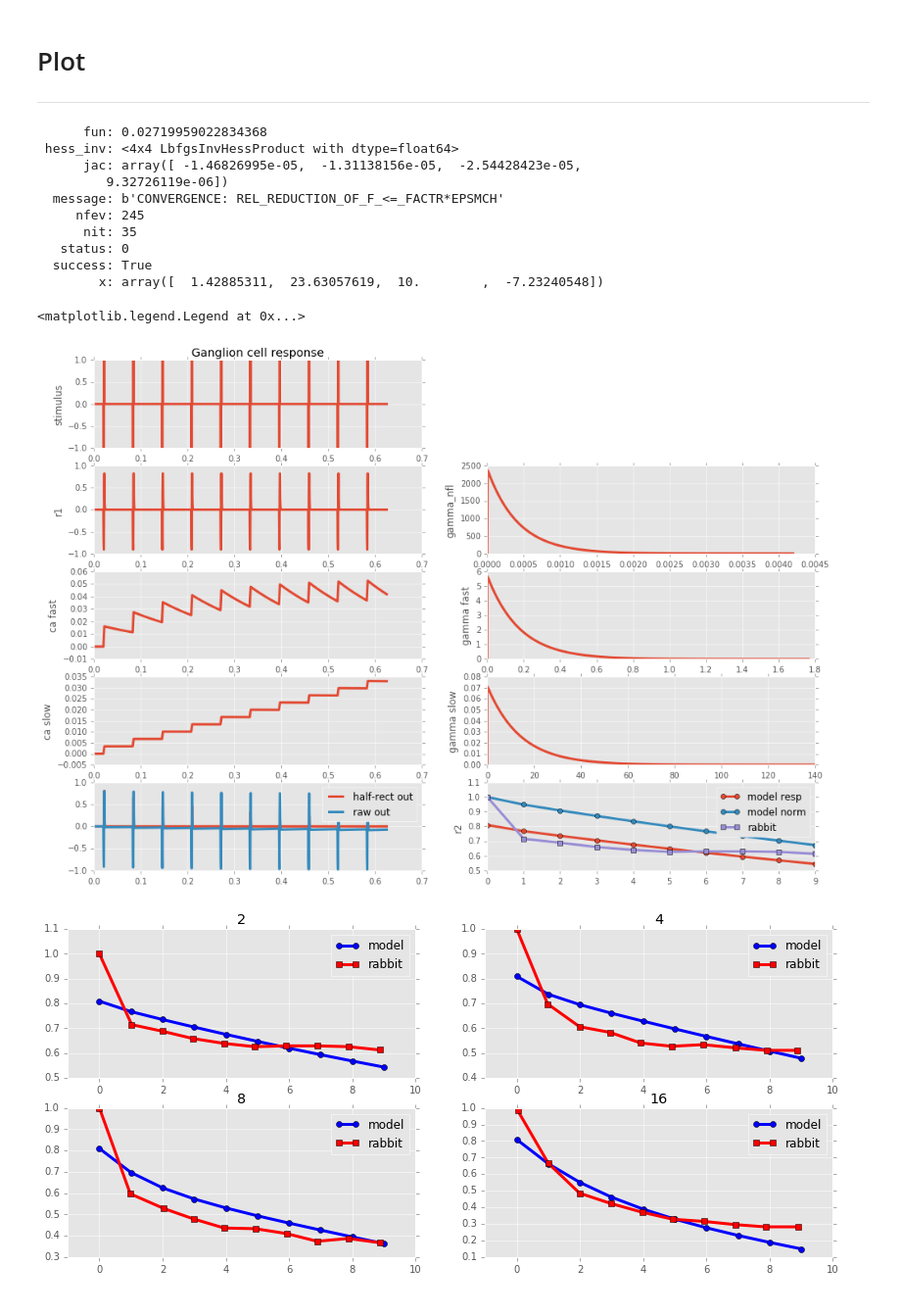
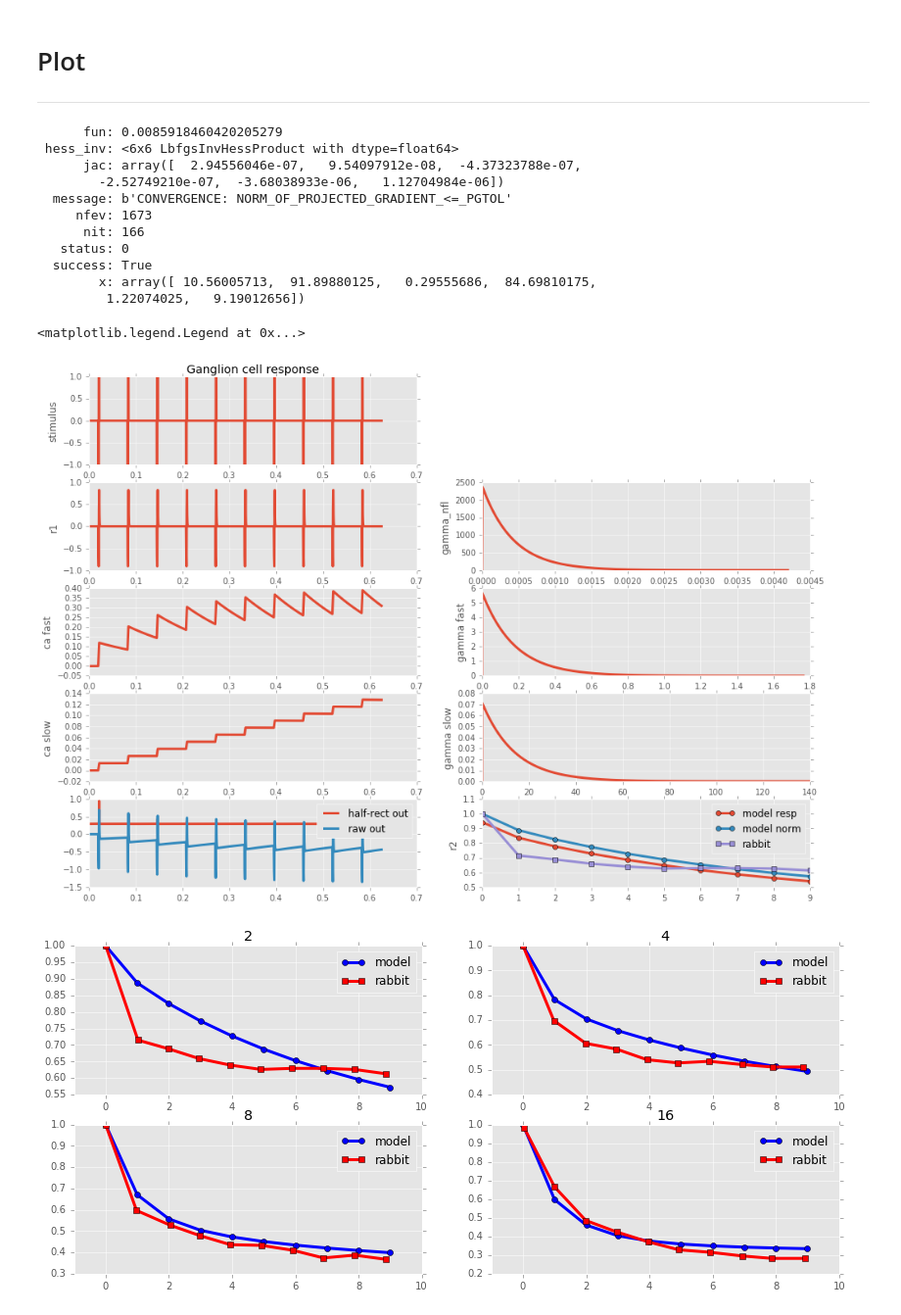
Before and after one commit to mbeyeler/pulse2percept, a Jupyter notebook: examples/notebooks/2.0-freeman2011-fit.ipynb, the cells around one changed output. Shown: that part at 98% size. Saved outputs shown, nothing was run; the diff lists cells and outputs as text; code cells hidden in the pictures.

```diff
--- a/examples/notebooks/2.0-freeman2011-fit.ipynb
+++ b/examples/notebooks/2.0-freeman2011-fit.ipynb
@@ -115,19 +115,24 @@ Following are all utily funcions used in this script.
 # %%
 class GanglionCell(object):
     def __init__(self, tsample, ca1_scale=1.0, ca1_tau=0.0191, ca2_scale=1.0, ca2_tau=14.0,
-                 out_scale=1.0, out_bias=0.0):
+                 sig_a=0.0, sig_b=10.0, sig_c=0.0, sig_d=1.0):
+#                  out_scale=1.0, out_bias=0.0):
         assert ca1_scale > 0
         assert ca2_scale > 0
         assert ca1_tau > 0
         assert ca2_tau >0
-        assert out_scale > 0
+#         assert out_scale > 0
         self.ca1_tau = ca1_tau
         self.ca2_tau = ca2_tau
         self.ca1_scale = ca1_scale
         self.ca2_scale = ca2_scale
-        self.out_scale= out_scale
-        self.out_bias = out_bias
+#         self.out_scale= out_scale
+#         self.out_bias = out_bias
         self.tsample = tsample
+        self.sig_a = sig_a
+        self.sig_b = sig_b
+        self.sig_c = sig_c
+        self.sig_d = sig_d
 
         self.tau_nfl = 0.42 / 1000
         t = np.arange(0, 10 * self.tau_nfl, self.tsample)
@@ -156,7 +161,8 @@ class GanglionCell(object):
 
         self.r_adj = self.r_impulse - self.ca1_scale * self.ca_fast - self.ca2_scale * self.ca_slow
 
-        self.r_rgc = np.maximum(0, self.r_adj * self.out_scale + self.out_bias)
+#         self.r_rgc = np.maximum(0, self.r_adj * self.out_scale + self.out_bias)
+        self.r_rgc = self.sig_a + (self.sig_b - self.sig_a) / (1.0 + np.exp((self.sig_c - self.r_adj) * self.sig_d))
 
         return utils.TimeSeries(pt.tsample, self.r_rgc)
 # %% [markdown]
@@ -164,14 +170,14 @@ class GanglionCell(object):
 ----------
 # %%
 def run_model(x, implant, retina, freqs):
-    [k1, k2, scale, bias] = x
+    [k1, k2, a, b, c, d] = x
     pdur = 1.0 / 1000
     amp = 1.0
 
 
     tsample = 0.005 / 1000
     gcr = GanglionCell(tsample, ca1_scale=k1, ca1_tau=0.1764, ca2_scale=k2, ca2_tau=14.0,
-                       out_scale=scale, out_bias=bias)
+                       sig_a=a, sig_b=b, sig_c=c, sig_d=d)
 
     model = dict()
     model['freqs'] = freqs
@@ -219,6 +225,8 @@ retina = e2cm.Retina(sampling=r_sampling, axon_lambda=axon_lambda, rot=0,
 
 freqs = [2, 4, 8, 16]
 # %%
-res = minimize(mse_model_fast, [10.0, 10.0, 1.0, 0.0], args=(implant, retina, freeman, freqs),
-               method='L-BFGS-B', bounds=[(0.01, 100.0), (0.01, 100.0), (0.01, 100.0), (-100.0, 100.0)])
+res = minimize(mse_model_fast, [10.0, 10.0, 0.0, 10.0, 0.0, 5.0], args=(implant, retina, freeman, freqs),
+               method='L-BFGS-B', bounds=[(0.01, 100.0), (0.01, 100.0),
+                                          (-10.0, 10.0), (1.0, 100.0),
+                                          (-10.0, 10.0), (0.01, 10.0)])
 # %% [output]
@@ -245,16 +253,17 @@ res = minimize(mse_model_fast, [10.0, 10.0, 1.0, 0.0], args=(implant, retina, fr
 # %%
 print(res)
 # %% [output]
-      fun: 0.02719959022834368
- hess_inv: <4x4 LbfgsInvHessProduct with dtype=float64>
-      jac: array([ -1.46826995e-05,  -1.31138156e-05,  -2.54428423e-05,
-         9.32726119e-06])
-  message: b'CONVERGENCE: REL_REDUCTION_OF_F_<=_FACTR*EPSMCH'
-     nfev: 245
-      nit: 35
+      fun: 0.0085918460420205279
+ hess_inv: <6x6 LbfgsInvHessProduct with dtype=float64>
+      jac: array([  2.94556046e-07,   9.54097912e-08,  -4.37323788e-07,
+        -2.52749210e-07,  -3.68038933e-06,   1.12704984e-06])
+  message: b'CONVERGENCE: NORM_OF_PROJECTED_GRADIENT_<=_PGTOL'
+     nfev: 1673
+      nit: 166
    status: 0
   success: True
-        x: array([  1.42885311,  23.63057619,  10.        ,  -7.23240548])
+        x: array([ 10.56005713,  91.89880125,   0.29555686,  84.69810175,
+         1.22074025,   9.19012656])
 # %%
 test_freqs = [2, 4, 8, 16]
 model = run_model(res.x, implant, retina, test_freqs)
@@ -314,24 +323,24 @@ plt.ylabel('r2')
 plt.legend(loc='best')
 # %% [output]
 <matplotlib.legend.Legend at 0x...>
-[figure, old version]
+[figure, new version]
 # %%
 num_cols = np.floor(np.sqrt(len(test_freqs)))
 num_rows = np.ceil(len(test_freqs) / num_cols)
 plt.figure(figsize=(14, 6))
 for i, freq in enumerate(test_freqs):
     freqstr = str(freq)
     plt.subplot(num_rows, num_cols, i + 1)
     if 'resp' in model[freqstr]:
-        plt.plot(model[freqstr]['resp'], 'o-b',
+        plt.plot(model[freqstr]['norm_resp'], 'o-b',
                  linewidth=3, label='model')
     if freqstr in freeman['norm_resp']:
         plt.plot(freeman['norm_resp'][freqstr][:, 0] - 1,
                  freeman['norm_resp'][freqstr][:, 1], 's-r',
                  linewidth=3, label='rabbit')
     plt.title(freqstr)
 #     plt.ylim(0, 1.2)
     plt.xlim(-1, 10)
     plt.legend(loc='best')
 # %% [output]
-[figure, old version]
+[figure, new version]
```
Also changed, not shown: parts of 3 cells of this notebook, 1 other file.
